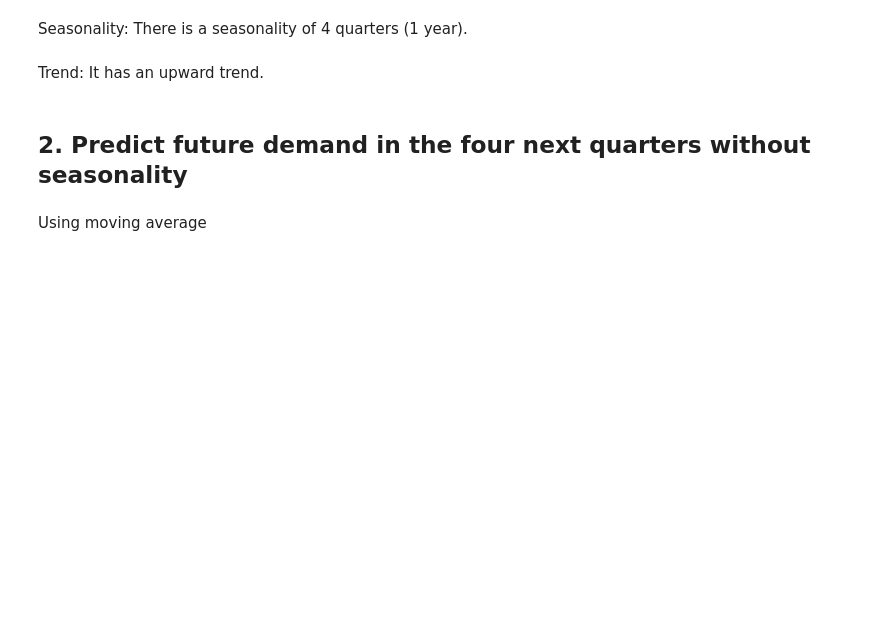
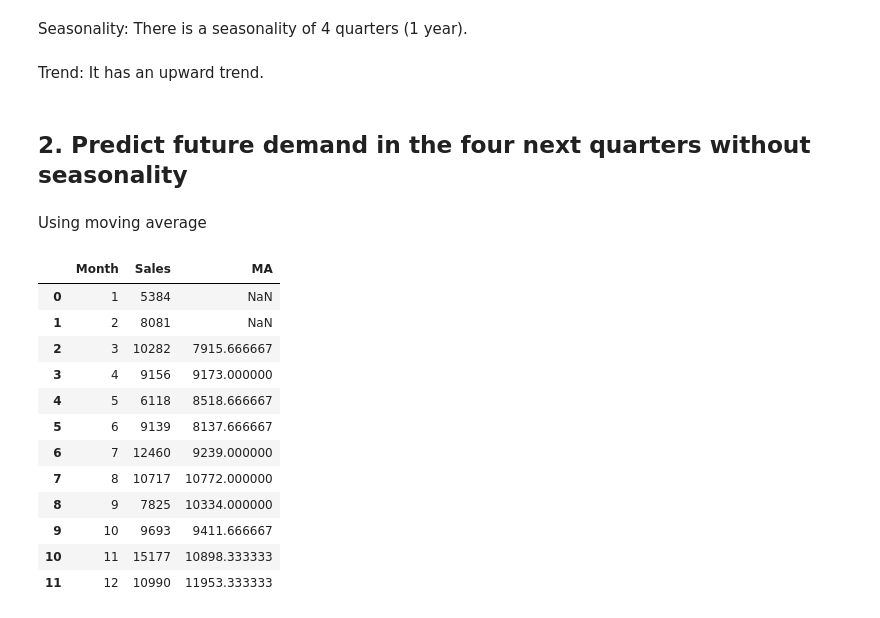
Before and after one commit to stevenDutton/Data-Analytics, a Jupyter notebook: Lab6/Lab6.ipynb, the cells around one changed output. Saved outputs shown, nothing was run; the diff lists cells and outputs as text; code cells hidden in the pictures; blank space fills up the shorter version.

```diff
--- a/Lab6/Lab6.ipynb
+++ b/Lab6/Lab6.ipynb
@@ -37,3 +37,20 @@ Trend: It has an upward trend.
 ## 2. Predict future demand in the four next quarters without seasonality
 # %% [markdown]
 Using moving average
+# %%
+df['MA'] = df['Sales'].rolling(window=3).mean()
+df
+# %% [output]
+|  | Month | Sales | MA |
+| 0 | 1 | 5384 | NaN |
+| 1 | 2 | 8081 | NaN |
+| 2 | 3 | 10282 | 7915.666667 |
+| 3 | 4 | 9156 | 9173.000000 |
+| 4 | 5 | 6118 | 8518.666667 |
+| 5 | 6 | 9139 | 8137.666667 |
+| 6 | 7 | 12460 | 9239.000000 |
+| 7 | 8 | 10717 | 10772.000000 |
+| 8 | 9 | 7825 | 10334.000000 |
+| 9 | 10 | 9693 | 9411.666667 |
+| 10 | 11 | 15177 | 10898.333333 |
+| 11 | 12 | 10990 | 11953.333333 |
```
Also changed, not shown: parts of 1 cell of this notebook.
